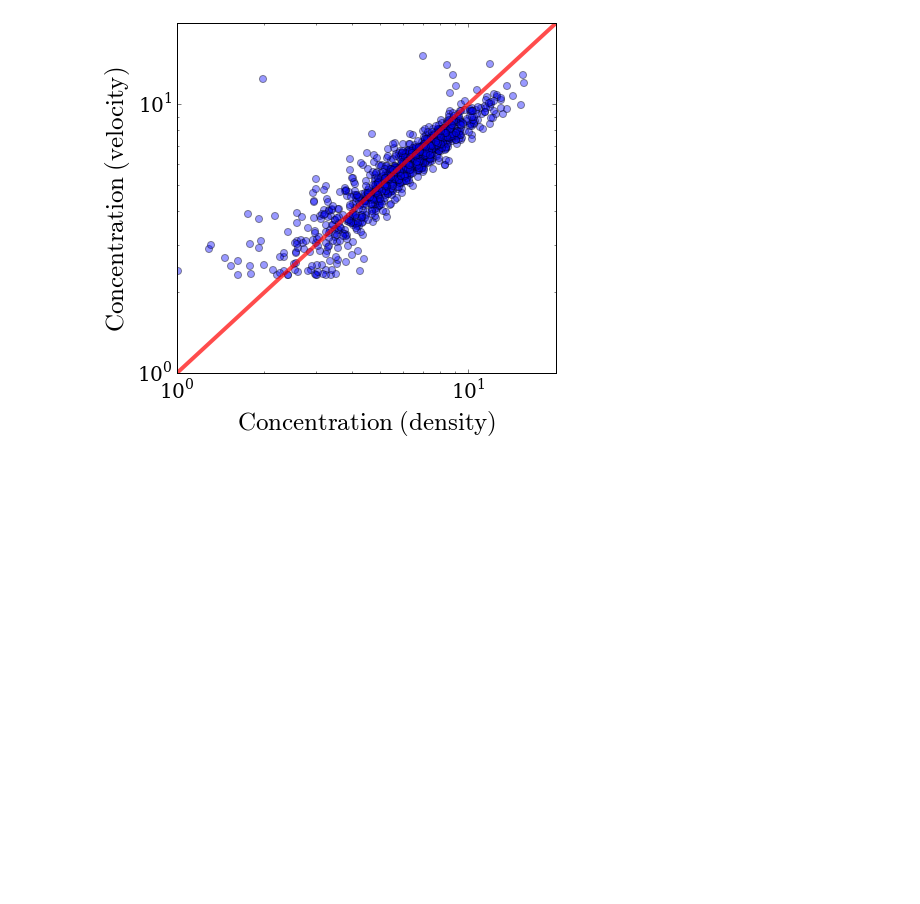
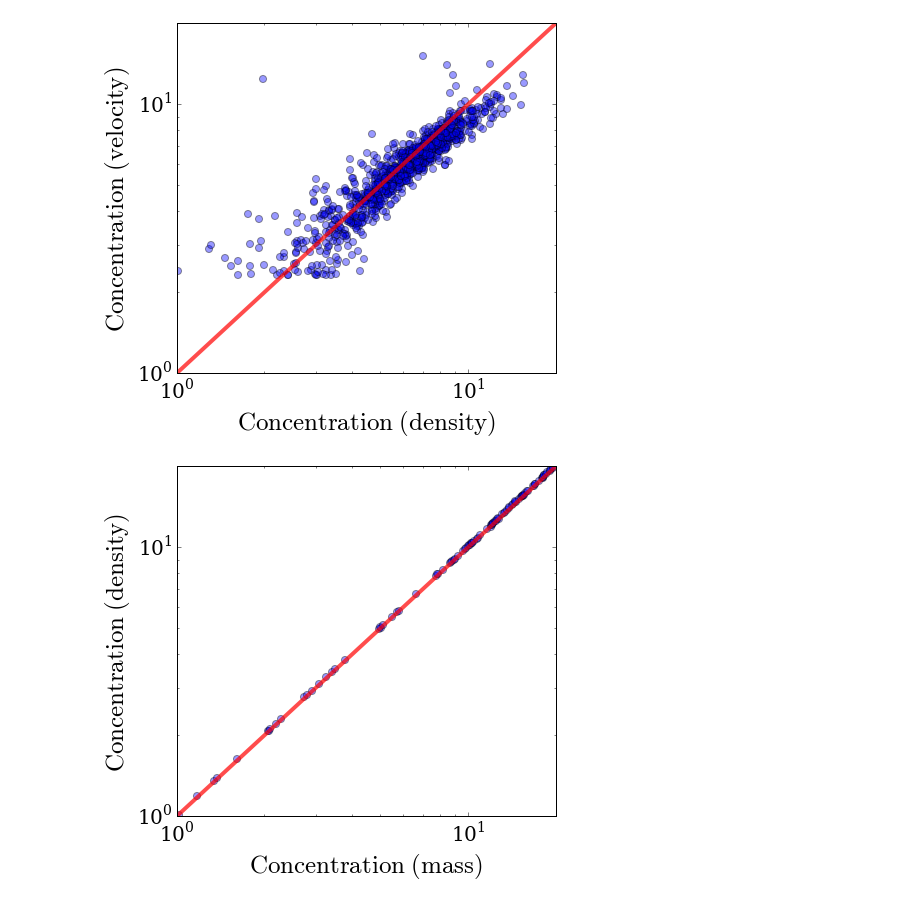
Before and after one commit to astroandes/MACH, a Jupyter notebook: plots/ComparisonPlots.ipynb, the cells around one changed output. Cells and saved outputs as stored; diff of their text form; code cells hidden in the pictures; blank space fills up the shorter version.

```diff
--- a/plots/ComparisonPlots.ipynb
+++ b/plots/ComparisonPlots.ipynb
@@ -207,0 +228,31 @@ plt.savefig("conc_dens_vel.pdf")
+# %%
+density_filename = "../data/test/mock_100/newDensity/table.csv"
+velocity_filename = "../data/test/mock_100/velocity/table.csv"
+mass_filename = "../data/test/mock_100/newMass/table.csv"
+# %%
+density_data = np.loadtxt(density_filename, delimiter=',')
+velocity_data = np.loadtxt(velocity_filename, delimiter=',')
+mass_data = np.loadtxt(mass_filename, delimiter=',')
+# %%
+
+fig = plt.figure(figsize=(6.5,6.0))
+ax = plt.axes()
+
+enlarge_labels(ax,20)
+
+x = np.linspace(0.0,25, 100)
+plt.plot(x,x, color='red', linewidth=4, alpha=0.7)
+plt.scatter(mass_data[:,2], density_data[:,2],s=50, alpha=0.4)
+
+
+plt.xlim([1,20])
+plt.ylim([1,20])
+
+plt.subplots_adjust(bottom=0.18, top=0.99, left=0.18, right=0.99)
+ax.set_xscale('log')
+ax.set_yscale('log')
+ax.set_xlabel('$\mathrm{Concentration\ (mass)}$',fontsize=25)
+ax.set_ylabel('$\mathrm{Concentration\ (density)}$',fontsize=25)
+plt.savefig("conc_mass_dens_intrinsic.pdf")
+# %% [output]
+[figure, added]
```
Also changed, not shown: parts of 9 cells of this notebook.
